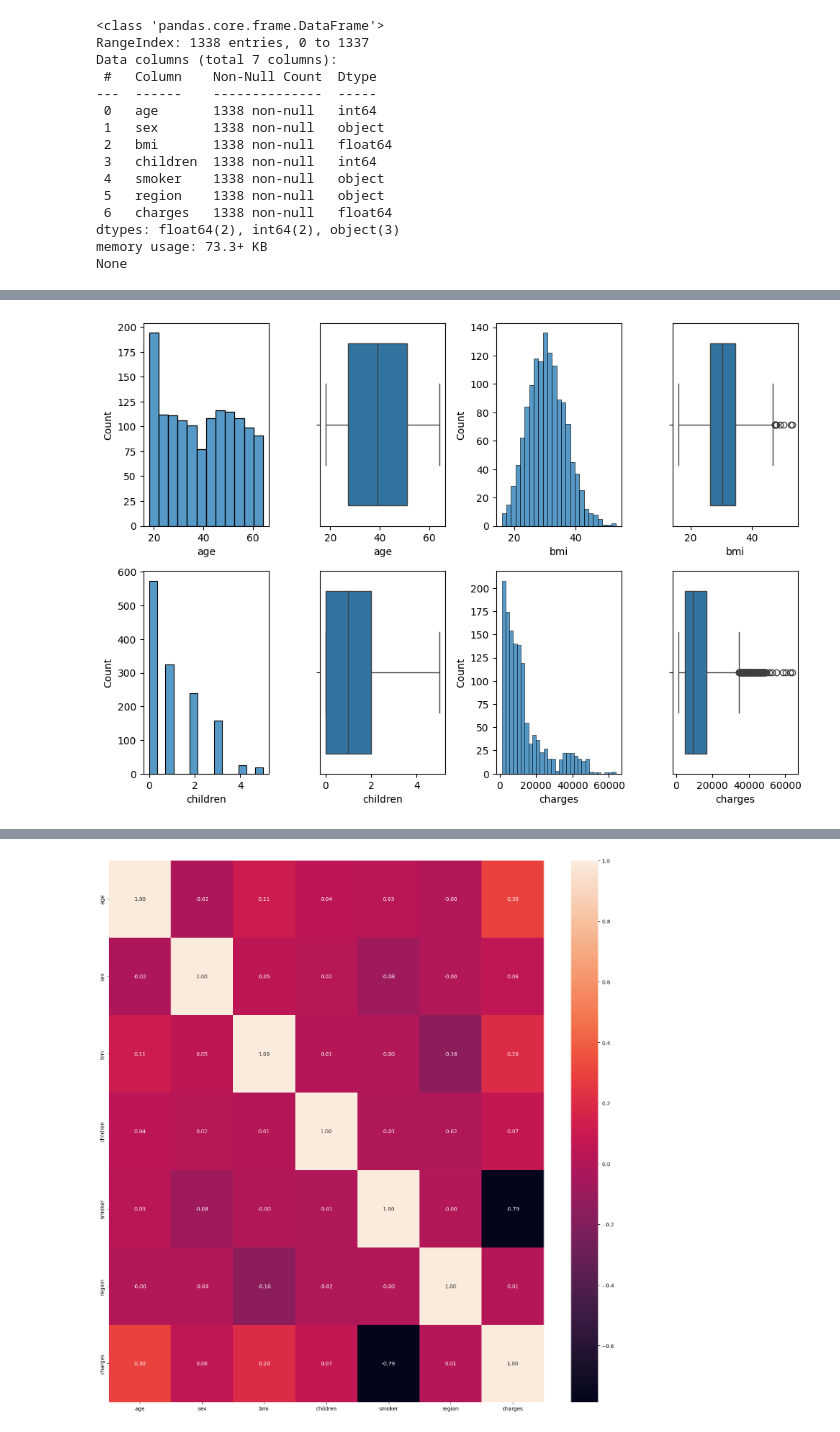
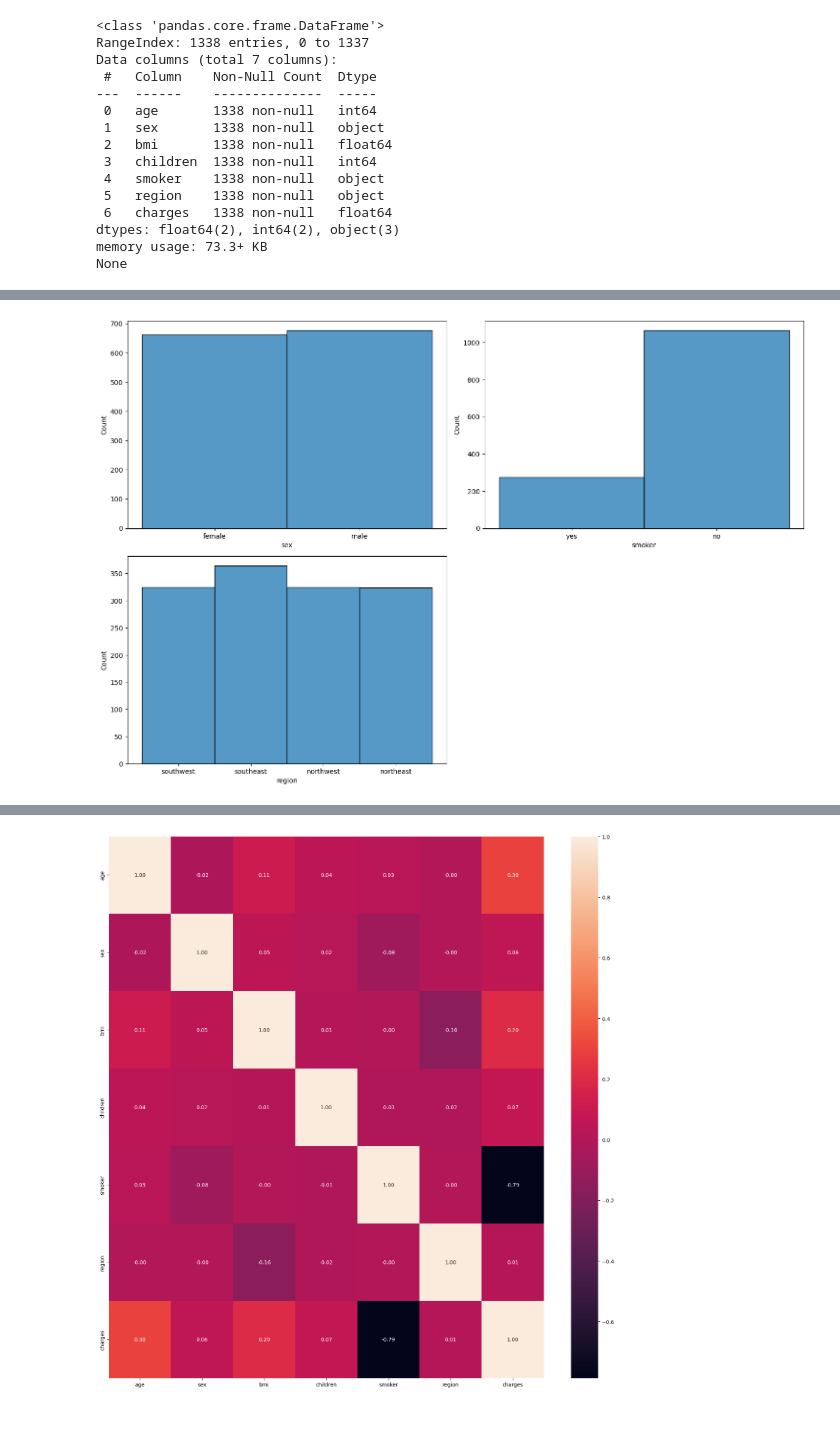
Before and after one commit to Jasn2002/linear-regression-project-tutorial, a Jupyter notebook: exercise.ipynb, the cells around one changed output, grey strips where cells are left out. Saved outputs shown, nothing was run; the diff lists cells and outputs as text; code cells hidden in the pictures.

```diff
--- a/exercise.ipynb
+++ b/exercise.ipynb
@@ -42,19 +42,3 @@ Data columns (total 7 columns):
 dtypes: float64(2), int64(2), object(3)
 memory usage: 73.3+ KB
 None
-# %%
-#CATEGORICAL VARIABLES
-categoric_variables = ['sex', 'smoker', 'region']
-
-fig, axis = plt.subplots(2, 2, figsize = (25, 15))
-
-# Create a multiple histogram
-sns.histplot(ax = axis[0, 0], data = df, x = categoric_variables[0])
-sns.histplot(ax = axis[0, 1], data = df, x = categoric_variables[1])
-sns.histplot(ax = axis[1, 0], data = df, x = categoric_variables[2])
-
-# Adjust the layout
-plt.tight_layout()
-
-# Show the plot
-plt.show()
@@ -63,25 +45,26 @@ plt.show()
-# %%
-##NUMERIC VARIABLES##
-
-numeric_variables = ['age', 'bmi', 'children', 'charges']
-
-fig, axis = plt.subplots(2, 4, figsize = (10, 7))
-
-# Creating a multiple figure with histograms and box plots
-sns.histplot(ax = axis[0, 0], data = df, x = numeric_variables[0])
-sns.boxplot(ax = axis[0, 1], data = df, x = numeric_variables[0])
-sns.histplot(ax = axis[0, 2], data = df, x = numeric_variables[1])
-sns.boxplot(ax = axis[0, 3], data = df, x = numeric_variables[1])
-sns.histplot(ax = axis[1, 0], data = df, x = numeric_variables[2])
-sns.boxplot(ax = axis[1, 1], data = df, x = numeric_variables[2])
-sns.histplot(ax = axis[1, 2], data = df, x = numeric_variables[3])
-sns.boxplot(ax = axis[1, 3], data = df, x = numeric_variables[3])
-
-
-# Adjust the layout
-plt.tight_layout()
-
-# Show the plot
-plt.show()
-# %% [output]
-[figure, removed]
+# %%
+#CATEGORICAL VARIABLES
+categoric_variables = ['sex', 'smoker', 'region']
+
+def plot_categoric_analysis(data_frame: pd.DataFrame, column_list: list[str]) -> None:
+    num_vars = len(column_list)
+    rows = 2
+    columns = (num_vars + rows - 1) // rows  # Calculate columns needed
+
+    fig, axes = plt.subplots(rows, columns, figsize=(15, 10))
+    axes = axes.flatten()  # Flatten the axes array for easier indexing
+
+    for i, column in enumerate(column_list):
+        print(f"Plotting {column} at position {i}")
+        sns.histplot(ax=axes[i], data=data_frame, x=column)
+
+    # Hide any unused subplots
+    for j in range(num_vars, len(axes)):
+        axes[j].axis('off')
+
+    plt.tight_layout()
+    plt.show()
+
+plot_categoric_analysis(df, categoric_variables)
+# %% [output]
+[figure, added]
```
Also changed, not shown: parts of 2 cells of this notebook.
